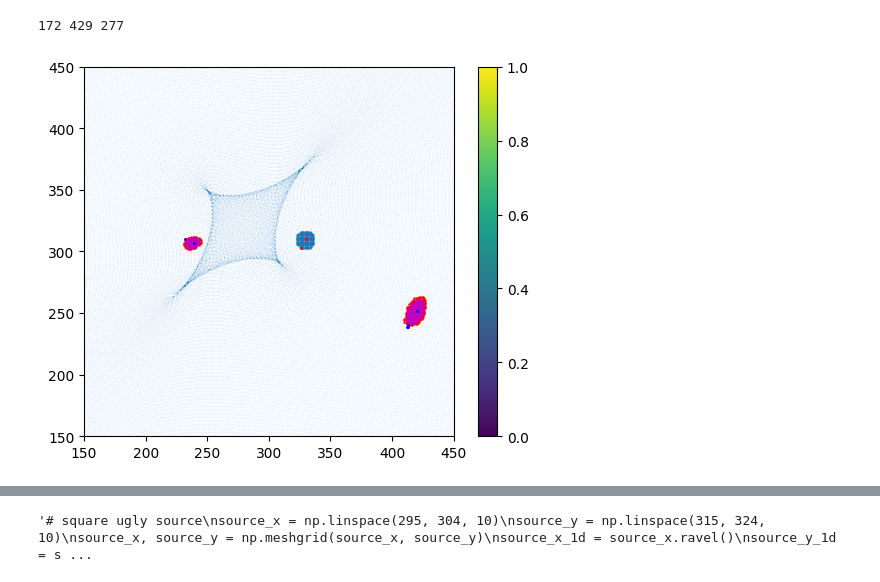
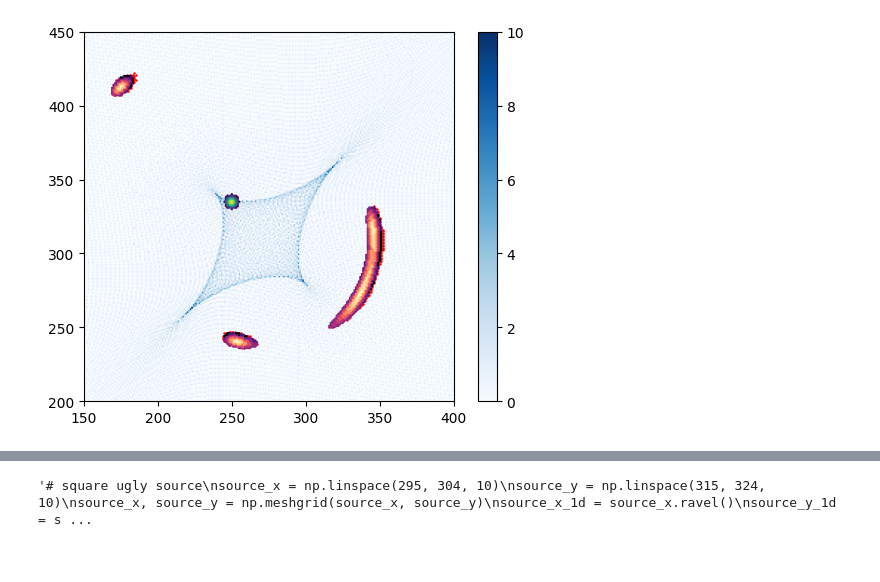
Before and after one commit to diceandcats/SURE-GW-lensing, a Jupyter notebook: Real stuffs/SIE_startingpt.ipynb, the cells around one changed output, grey strips where cells are left out. Cells and saved outputs as stored; diff of their text form; code cells hidden in the pictures.

```diff
--- a/Real stuffs/SIE_startingpt.ipynb
+++ b/Real stuffs/SIE_startingpt.ipynb
@@ -21,7 +21,7 @@ lens_model_list = ['SIE']
 lensModel = LensModel(lens_model_list=lens_model_list)
 
 # define parameter values of lens models #
-kwargs_sie = {'theta_E': 100, 'e1':0, 'e2':0.4, 'center_x': 280, 'center_y': 320}
+kwargs_sie = {'theta_E': 100, 'e1':0, 'e2':0.4, 'center_x': 270, 'center_y': 310}
 kwargs_lens = [kwargs_sie]
 
 # image plane coordinate #
@@ -56,8 +56,8 @@ for i in range(0, 678):
         xcoord = j-alpha_x_2d[i,j]
         if ycoord<0 or ycoord>677 or xcoord<0 or xcoord>677:
             continue
-        ydec = ycoord%1
-        xdec = xcoord%1
+        xceil = ceil(xcoord)
+        yceil = ceil(ycoord)
         xfloor = floor(xcoord)
         yfloor = floor(ycoord)
         #array_test2[yceil,xceil] += 1 #data_img[i,j]*ydec*xdec
@@ -72,27 +72,40 @@ for i in range(0, 678):
 
 
 # gaussian circle
-mean = [330, 310]
-cov = [[40, 0], [0, 40]]
+mean = np.array([250, 335])  # Center of the Gaussian circle
+sigma_x, sigma_y = 3, 3  # Standard deviations along the x and y axis
+cov = np.diag([sigma_x**2, sigma_y**2])  # Covariance matrix
+radius = 5
+# Step 2: Create a grid of (x,y) coordinates
+x = np.linspace(0, size-1, size)
+y = np.linspace(0, size-1, size)
+X, Y = np.meshgrid(x, y)
+distance = np.sqrt((X-mean[0])**2 + (Y-mean[1])**2)
+# Step 3: Calculate the Gaussian values for each point on the grid
+d = np.dstack([X, Y])
+gaussian_circle = np.exp(-0.5 * (np.einsum('...k,kl,...l->...', d - mean, np.linalg.inv(cov), d - mean)))
+within_radius = distance <= radius
+for i in range(0, size):
+    for j in range(0, size):
+        if not within_radius[i,j]:
+            gaussian_circle[i,j] = 0
+circle_coords = np.argwhere(gaussian_circle > 0) #(y,x)
 
-x, y = np.meshgrid(np.linspace(0, size, size), np.linspace(0, size, size))
+'''#normal circle
+radius = 5
+center = (250, 330)
 
-# Generate a 2D Gaussian distribution over the grid
-d = np.dstack([x, y])
-gaussian_circle = np.exp(-0.5 * (np.einsum('...k,kl,...l->...', d - mean, np.linalg.inv(cov), d - mean)))
-circle_coords = np.argwhere(gaussian_circle > 0.5) #(y,x)
-intensity = []
-
-# radius
-from scipy.ndimage import distance_transform_edt as distance
-radius = max(circle_coords[:,1])-mean[0]
-print(radius)
+x, y = np.meshgrid(range(size), range(size))
+circle = ((x - center[0])**2 + (y - center[1])**2) <= radius**2
+circle_coords = np.argwhere(circle > 0) #(y,x)'''
 
 scatterx, scattery = [], []
 n=0
-plt.imshow(array_test2, cmap='Blues',vmax=10)
+intensity = []
+for (i,j) in circle_coords:
+    intensity.append(gaussian_circle[i,j])
 
-plt.scatter(circle_coords[:,1],circle_coords[:,0],s=0.5)
+plt.scatter(circle_coords[:,1],circle_coords[:,0],s=0.5, c=intensity)
 
 for (i,j) in circle_coords:
 
@@ -104,7 +117,7 @@ for (i,j) in circle_coords:
 plt.scatter(scatterx,scattery,s=0.5, c='r')
 
 m=0
-scatterx, scattery = [], []
+scatterx_1, scattery_1, intensity_img = [], [], []
 #specific method for perfect circle
 for i in range(0, 678):
     for j in range(0, 678):
@@ -114,27 +127,23 @@ for i in range(0, 678):
             continue
         dist = np.sqrt((ycoord-mean[1])**2+(xcoord-mean[0])**2)
         if dist <= radius:
-            scatterx.append(j)
-            scattery.append(i)
+            scatterx_1.append(j)
+            scattery_1.append(i)
+            intensity_img.append(gaussian_circle[ceil(ycoord),ceil(xcoord)]) # need to be fixed
             m+=1
 
 
-plt.scatter(scatterx,scattery,s=0.5, c='m')
+plt.scatter(scatterx_1,scattery_1,s=0.5, c=intensity_img, cmap='magma')
+
+'''plt.scatter(mean[0],mean[1],c='r', s=1)
+for point in img_coord_in_src_coord[mean[1]][mean[0]]:
+    plt.scatter(point[1],point[0],c='r', s=1)'''
 
 
-# distance of images from their respective centers
-distances = distance(img_coord_in_src_coord)
 
-plt.scatter([330,circle_coords[0,1]],[310,circle_coords[0,0]],s=1, c='r')
-
-for point in img_coord_in_src_coord[310][330]:
-    plt.scatter(point[1],point[0],s=1, c='b')
-for point in img_coord_in_src_coord[circle_coords[0,0]][circle_coords[0,1]]:
-    plt.scatter(point[1],point[0],s=1, c='b')
-
-plt.xlim(150,450)
-plt.ylim(150,450)
-
+plt.imshow(array_test2, cmap='Blues',vmax=10)
+plt.xlim(150,400)
+plt.ylim(200,450)
 plt.colorbar()
 print(len(circle_coords), n, m)
 # %% [output]
@@ -142,2 +151 @@ print(len(circle_coords), n, m)
-172 429 277
-[figure, old version]
+[figure, new version]
```
Also changed, not shown: parts of 8 cells of this notebook, 1 other file.
